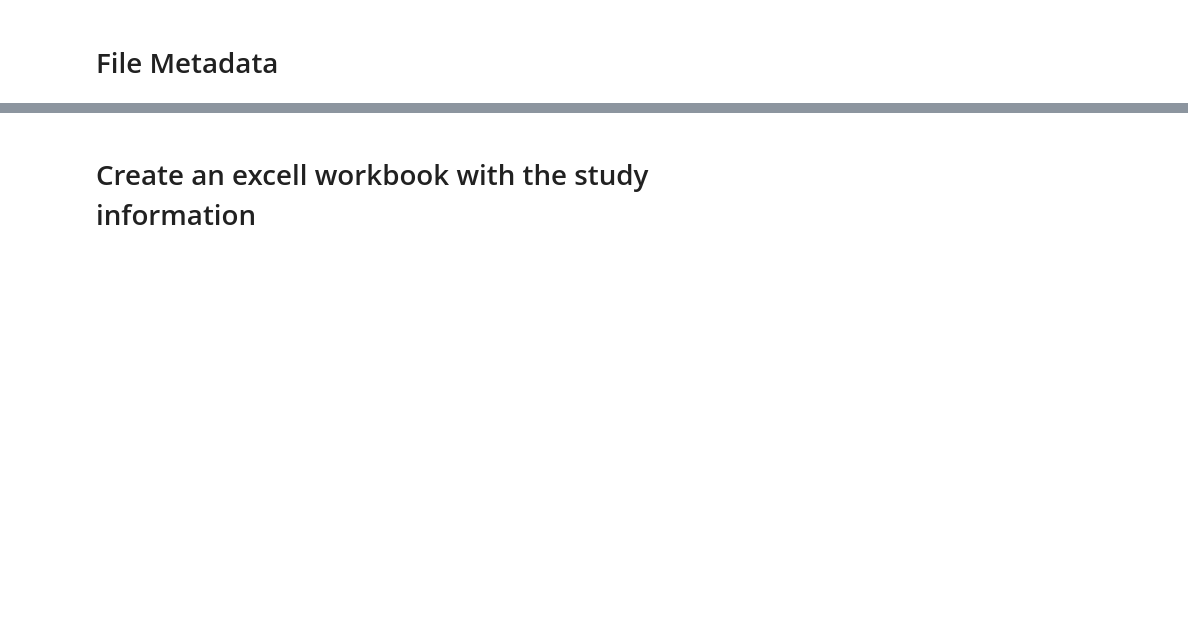
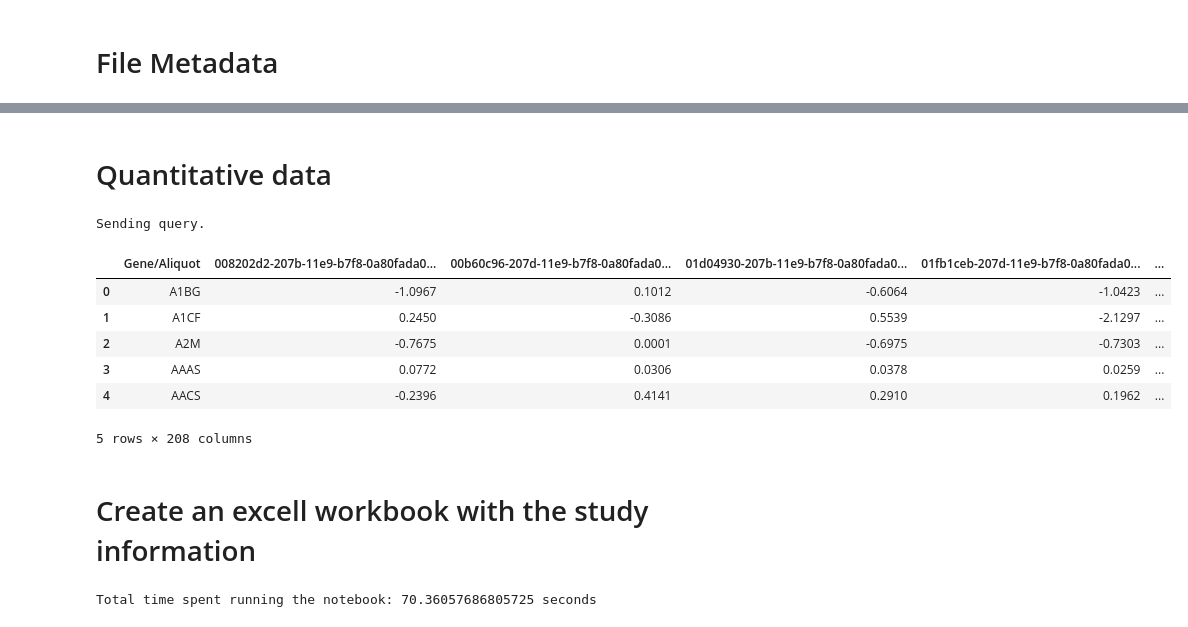
Before and after one commit to AlexSevman/PDC-API, a Jupyter notebook: whole_study_download.ipynb, the cells around one changed output, grey strips where cells are left out. Cells and saved outputs as stored; diff of their text form; code cells hidden in the pictures; blank space fills up the shorter version.

Commit message:
fixed bugs and quant data

```diff
--- a/whole_study_download.ipynb
+++ b/whole_study_download.ipynb
@@ -201,11 +172,2 @@ diagnosis.head()
 # %% [markdown]
 # Exposure
-# %%
-# Variables
-variables = {
-    "pdc_study_identifier": "PDC000127",
-    "study_id": "a5da6836-c92e-4bdc-8f84-d28d629fc383",
-    "offset": 0,  # set offset records to pull
-    "limit": 10,  # limit number of records
-    "data_type": "log2_ratio"  # option: unshared_log2_ratio
-}
@@ -275,16 +222,6 @@ case_submitter_id', 'relationship_age_at_diagnosis',
        'relatives_with_cancer_history_count
 # %% [markdown]
 # Treatment
-# %%
-
-# Variables
-variables = {
-    "pdc_study_identifier": "PDC000436",
-    "study_id": "a5da6836-c92e-4bdc-8f84-d28d629fc383",
-    "offset": 0,  # set offset records to pull
-    "limit": 10,  # limit number of records
-    "data_type": "log2_ratio"  # option: unshared_log2_ratio
-}
 # %%
 treatments_data = query_pdc(query= query_treatments, variables=variables)
 matrix = json.loads(treatments_data.content)['data']["paginatedCaseTreatmentsPerStudy"]["caseTreatmentsPerStudy"]
@@ -503,0 +326,4 @@ Index(['aliquot_id', 'sample_id', 'case_id', 'aliquot_submitter_id',
+# %%
+aliquots_data = query_pdc(query= query_aliquots, variables=variables)
+matrix = json.loads(aliquots_data.content)["data"]["paginatedCasesSamplesAliquots"]["casesSamplesAliquots"]
+aliquots_df = pd.DataFrame(matrix)
@@ -639,6 +426,27 @@ to_remove = list(set(file_metadata_df.columns).difference(check_names))
 # %%
 file_metada = file_metadata_df.drop(columns=to_remove)
 file_metada = file_metada.reindex(columns=check_names)
+# %% [markdown]
+# Quantitative data
+# %%
+quantitative_data = query_pdc(query= query_quantitative, variables=variables)
+matrix = json.loads(quantitative_data.content)['data']["quantDataMatrix"]
+# %% [output]
+Sending query.
+# %%
+if matrix is None:
+    quantitative_log2 = pd.DataFrame().fillna('Data not available')
+else:
+    quantitative_log2 = pd.DataFrame(matrix[1:], columns=matrix[0])
+quantitative_log2.head()
+# %% [output]
+|  | Gene/Aliquot | 008202d2-207b-11e9-b7f8-0a80fada0... | 00b60c96-207d-11e9-b7f8-0a80fada0... | 01d04930-207b-11e9-b7f8-0a80fada0... | 01fb1ceb-207d-11e9-b7f8-0a80fada0... | ... |
+| 0 | A1BG | -1.0967 | 0.1012 | -0.6064 | -1.0423 | ... |
+| 1 | A1CF | 0.2450 | -0.3086 | 0.5539 | -2.1297 | ... |
+| 2 | A2M | -0.7675 | 0.0001 | -0.6975 | -0.7303 | ... |
+| 3 | AAAS | 0.0772 | 0.0306 | 0.0378 | 0.0259 | ... |
+| 4 | AACS | -0.2396 | 0.4141 | 0.2910 | 0.1962 | ... |
+5 rows × 208 columns
 # %% [markdown]
 # Create an excell workbook with the study information
 # %%
@@ -672 +481,8 @@ with pd.ExcelWriter('study_info.xlsx', engine='xlsxwriter') as writer:
             empty_df.to_excel(writer, sheet_name=sheet_name, index=False)
+# %%
+
+end_time = time.time()
+total_time = end_time - start_time
+print(f"Total time spent running the notebook: {total_time} seconds")
+# %% [output]
+Total time spent running the notebook: 70.36057686805725 seconds
```
Also changed, not shown: parts of 48 cells of this notebook, 3 other files.
